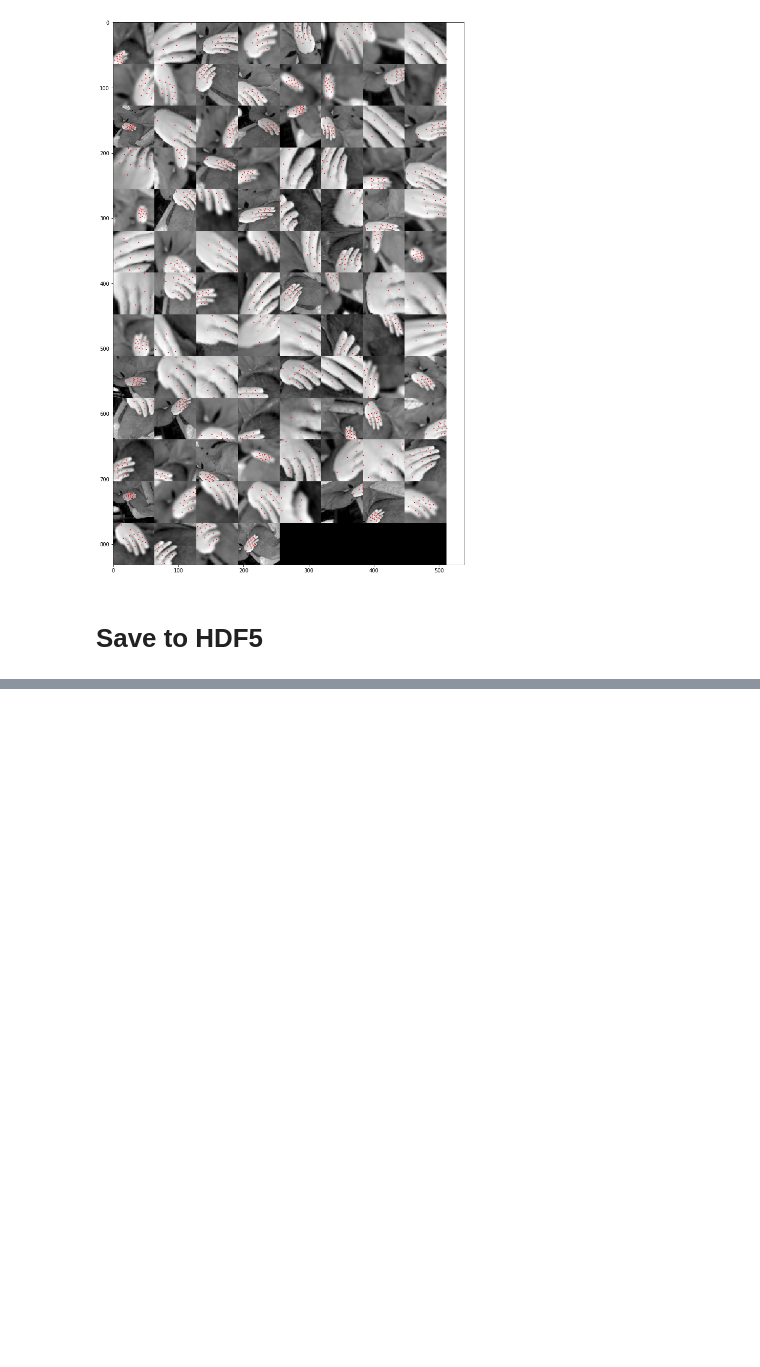
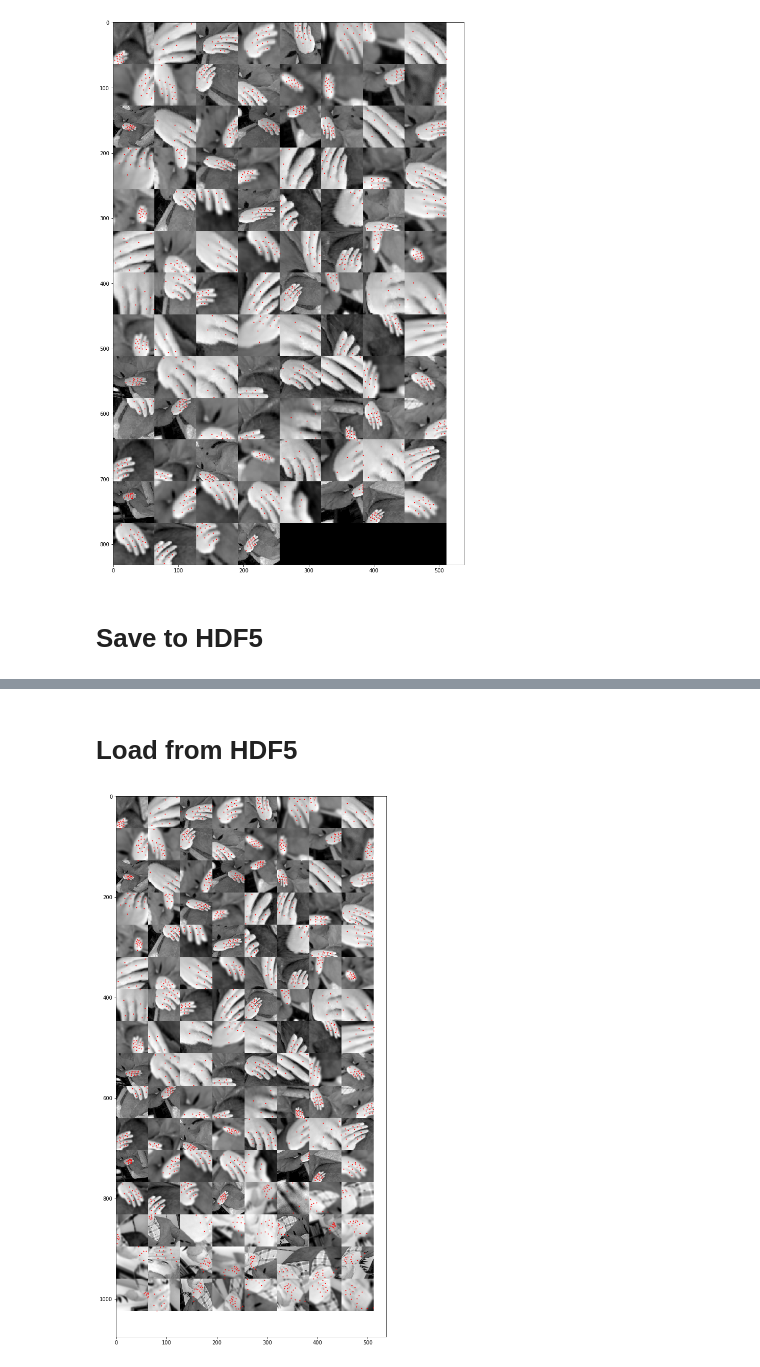
Before and after one commit to nkyriazis/random_notebooks, a Jupyter notebook: joints_2d_dataset.ipynb, the cells around one changed output, grey strips where cells are left out. Saved outputs shown, nothing was run; the diff lists cells and outputs as text; code cells hidden in the pictures; blank space fills up the shorter version.

```diff
--- a/joints_2d_dataset.ipynb
+++ b/joints_2d_dataset.ipynb
@@ -166,13 +166,14 @@ plt.tight_layout(pad=0)
 file_out = 'c:/temp/monochrome_right_hand.h5'
 
 with h5py.File(file_out, 'w') as out:
+    ds = Dataset()
     dl = torch.utils.data.DataLoader(ds, batch_size=32)
     # If I don't use chunks, I can't break before the entire 46GB file is dumped (takes too long)
-    images_dset = out.create_dataset('images', (len(ds), 64, 64), dtype='float')
-    joints_dset = out.create_dataset('joints', (len(ds), 21, 3), dtype='float')
+    images_dset = out.create_dataset('images', (len(ds), 64, 64), dtype='float', chunks=(64, 64, 64))
+    joints_dset = out.create_dataset('joints', (len(ds), 21, 3), dtype='float', chunks=(64, 21, 3))
 
     offset = 0
     for X, Y in tqdm(dl):
-        images_dset[offset:X.shape[0]] = X
-        joints_dset[offset:Y.shape[0]] = Y
+        images_dset[offset:offset+X.shape[0]] = X
+        joints_dset[offset:offset+Y.shape[0]] = Y
         offset += X.shape[0]
@@ -180,0 +180,23 @@ with h5py.File(file_out, 'w') as out:
+# %% [markdown]
+# Load from HDF5
+# %%
+file_in = file_out
+
+with h5py.File(file_in, 'r') as ds:
+    plt.figure(figsize=(15,15))
+    N = 128
+    images = ds['images'][:N]
+    joints = ds['joints'][:N]
+    plt.imshow(make_grid(torch.tensor(images).view(N, 1, 64, 64), padding=0, normalize=True, scale_each=True).permute(1, 2, 0), 'gray', vmin=0, vmax=1)
+
+    for i, J in enumerate(joints):
+        J = J[J[...,-1]!=0]
+        offset_x = (i % 8) * 64
+        offset_y = (i // 8) * 64
+
+        plt.scatter(J[...,0] + offset_x,
+                    J[...,1] + offset_y,
+                    c = 'red', s=1)
+    plt.tight_layout(pad=0)
+# %% [output]
+[figure, added]
```
Also changed, not shown: parts of 1 cell of this notebook.
